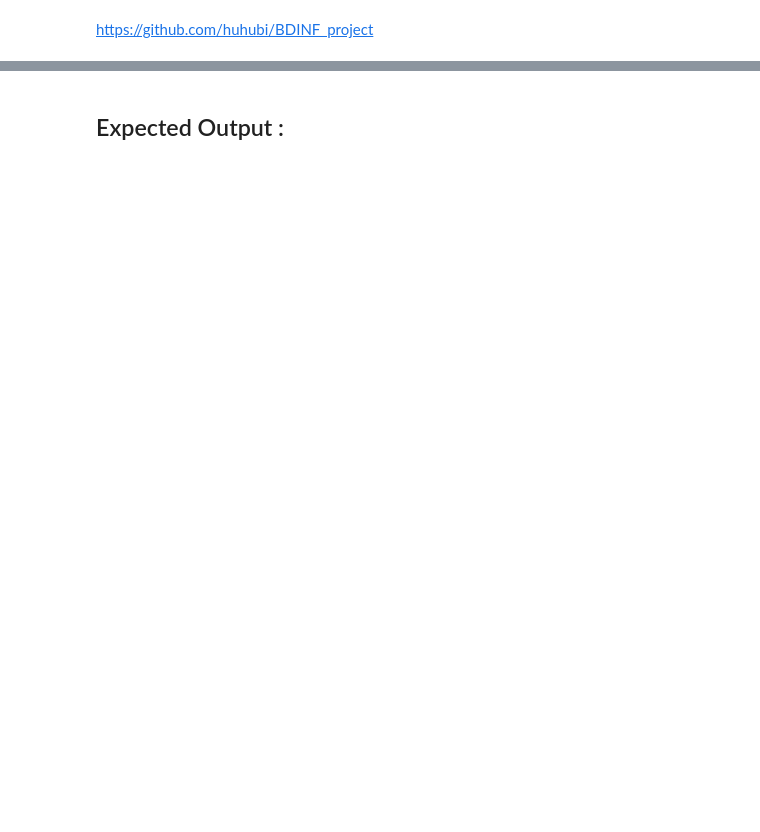
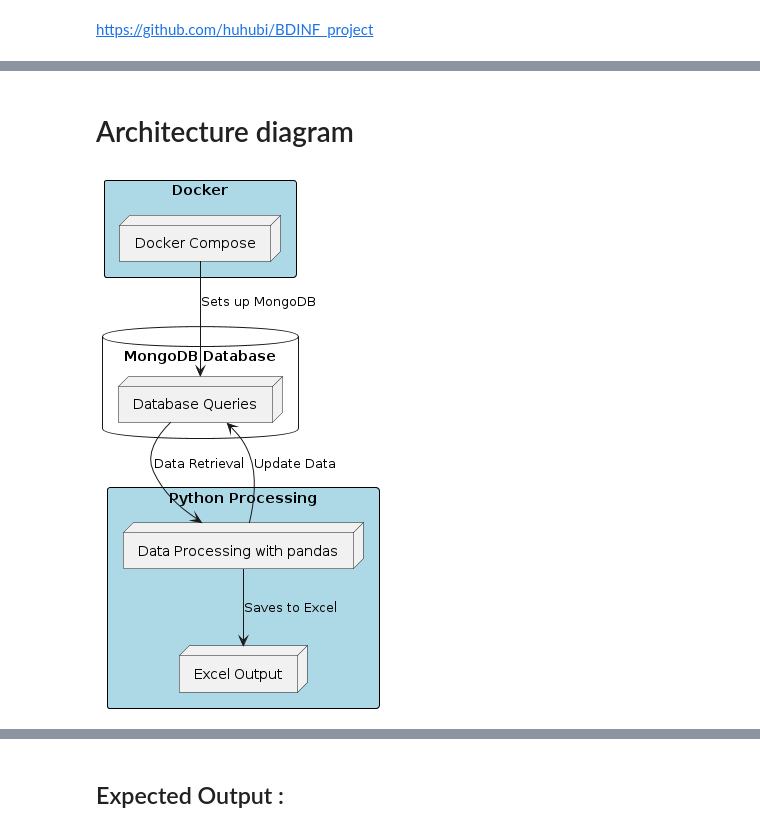
Before and after one commit to huhubi/BDINF_project, a Jupyter notebook: Projekt.ipynb, the cells around one changed output, grey strips where cells are left out. Saved outputs shown, nothing was run; the diff lists cells and outputs as text; code cells hidden in the pictures; blank space fills up the shorter version.

```diff
--- a/Projekt.ipynb
+++ b/Projekt.ipynb
@@ -30,0 +45,7 @@ The queries will be made from this notebook, so the outcome is reproducable
+# %% [markdown]
+# Architecture diagram
+# %%
+from IPython.display import display, Image
+display(Image(filename='architecture_diagram.png'))
+# %% [output]
+[figure, added]
```
Also changed, not shown: parts of 50 cells of this notebook, 25 other files.
